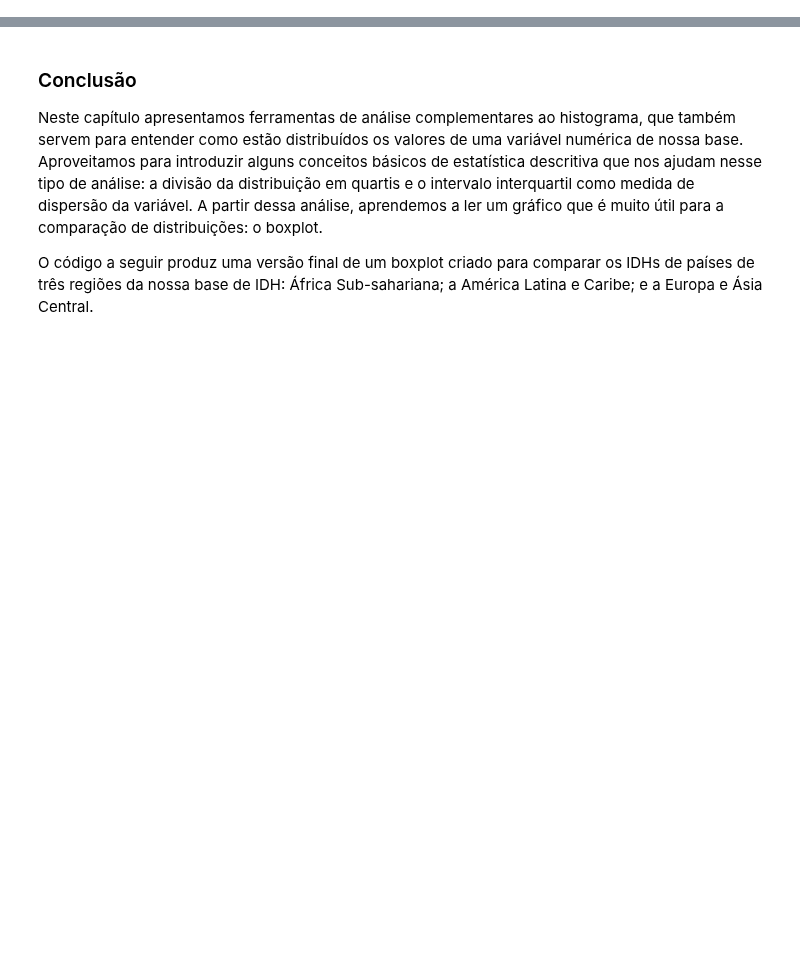
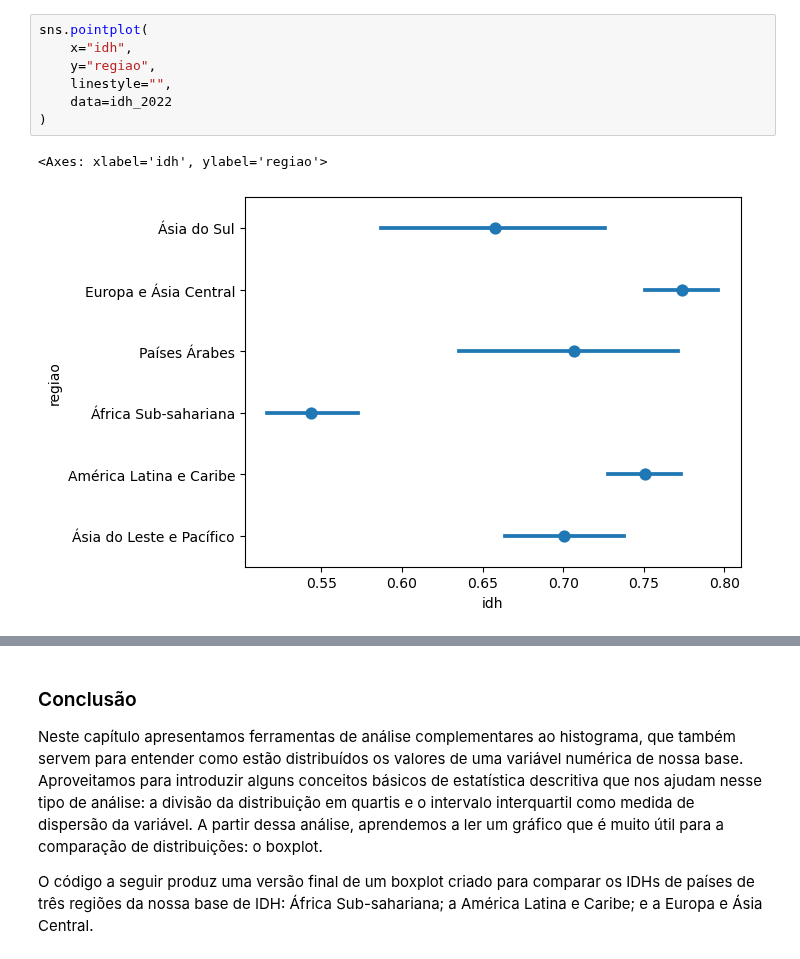
Before and after one commit to lthevenard/curso_prog, a Jupyter notebook: assets/_hidden/apostila_capitulo_6.ipynb, the cells around one changed output, grey strips where cells are left out. Saved outputs shown, nothing was run; the diff lists cells and outputs as text; blank space fills up the shorter version.

```diff
--- a/assets/_hidden/apostila_capitulo_6.ipynb
+++ b/assets/_hidden/apostila_capitulo_6.ipynb
@@ -188,0 +91,10 @@ Porque nesse caso parece ser uma ideia melhor usar as caixas deitadas como fizem
+# %%
+sns.pointplot(
+    x="idh",
+    y="regiao",
+    linestyle="",
+    data=idh_2022
+)
+# %% [output]
+<Axes: xlabel='idh', ylabel='regiao'>
+[figure, added]
```
Also changed, not shown: parts of 46 cells of this notebook, 1 other file.
